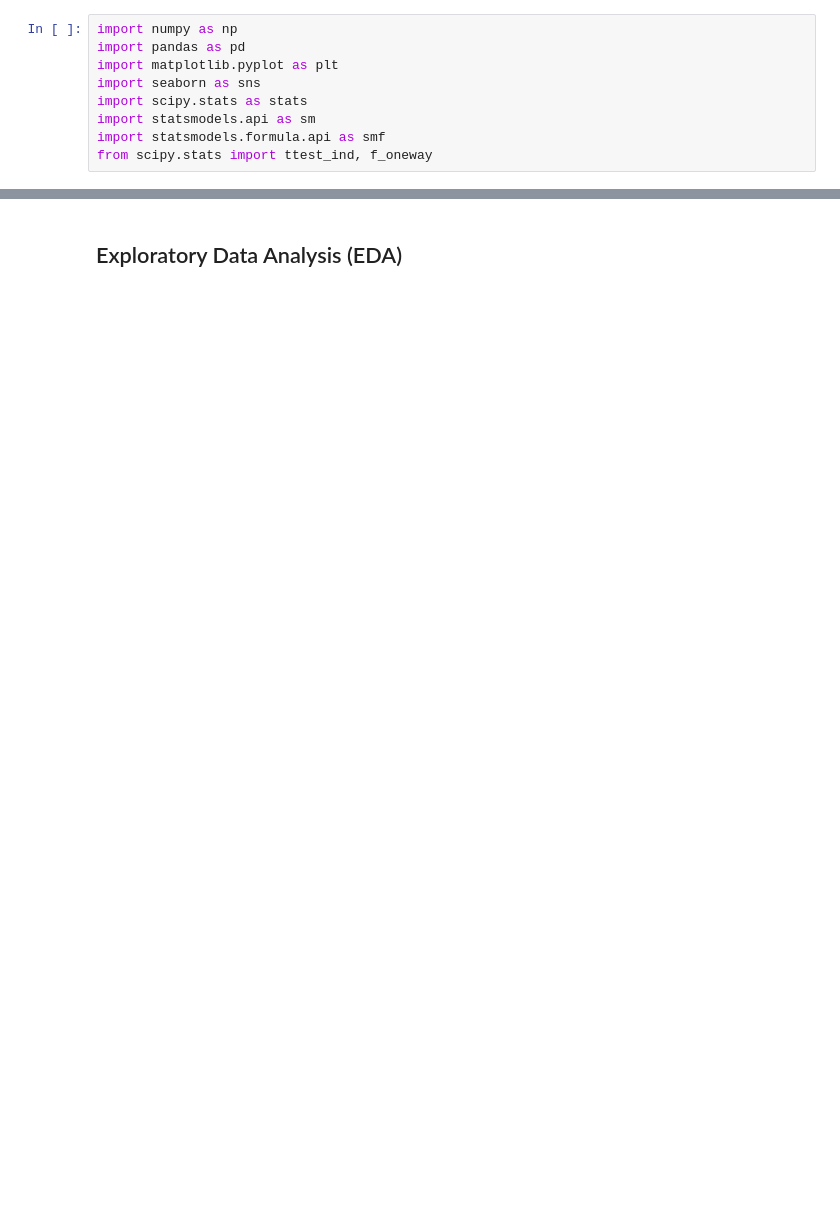
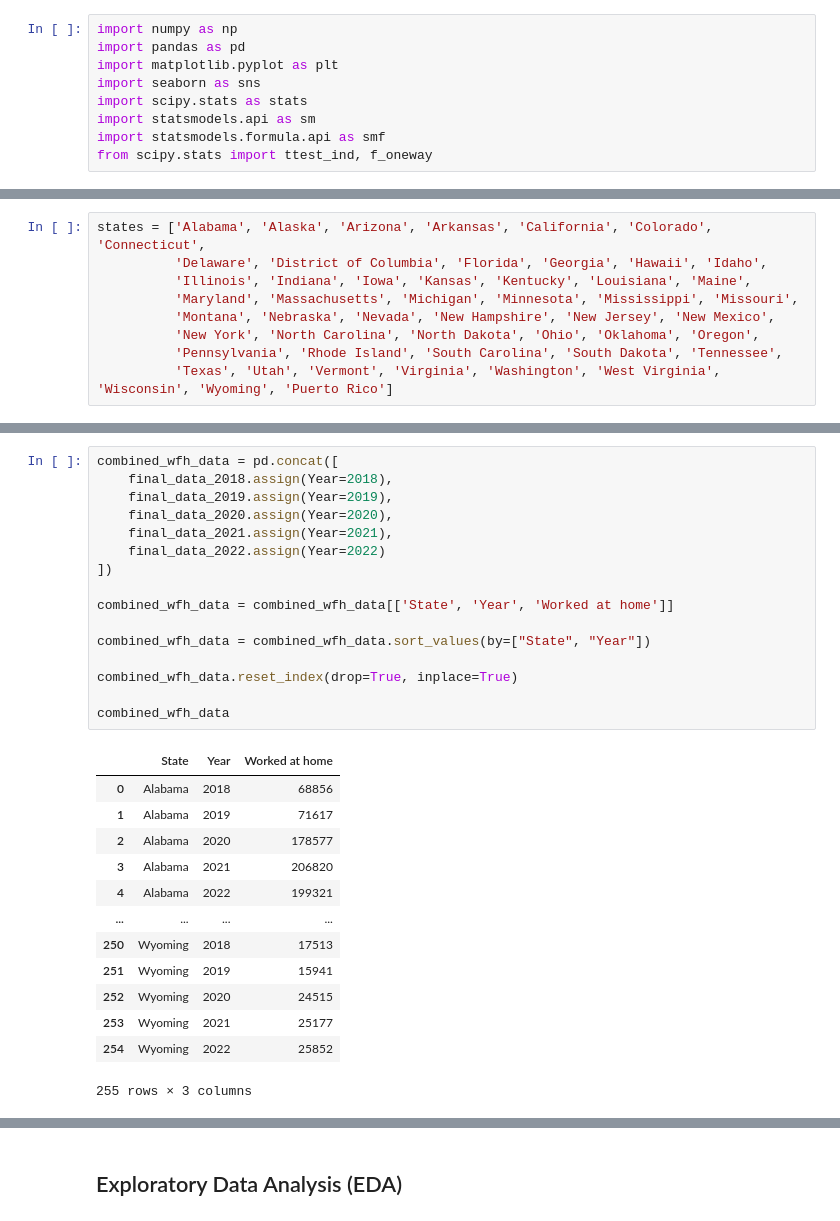
Before and after one commit to NathanYKo/Remote-CO2-Emissions189, a Jupyter notebook: final.ipynb, the cells around one changed output, grey strips where cells are left out. Saved outputs shown, nothing was run; the diff lists cells and outputs as text; blank space fills up the shorter version.

```diff
--- a/final.ipynb
+++ b/final.ipynb
@@ -9,0 +12,9 @@ from scipy.stats import ttest_ind, f_oneway
+# %%
+states = ['Alabama', 'Alaska', 'Arizona', 'Arkansas', 'California', 'Colorado', 'Connecticut',
+          'Delaware', 'District of Columbia', 'Florida', 'Georgia', 'Hawaii', 'Idaho',
+          'Illinois', 'Indiana', 'Iowa', 'Kansas', 'Kentucky', 'Louisiana', 'Maine',
+          'Maryland', 'Massachusetts', 'Michigan', 'Minnesota', 'Mississippi', 'Missouri',
+          'Montana', 'Nebraska', 'Nevada', 'New Hampshire', 'New Jersey', 'New Mexico',
+          'New York', 'North Carolina', 'North Dakota', 'Ohio', 'Oklahoma', 'Oregon',
+          'Pennsylvania', 'Rhode Island', 'South Carolina', 'South Dakota', 'Tennessee',
+          'Texas', 'Utah', 'Vermont', 'Virginia', 'Washington', 'West Virginia', 'Wisconsin', 'Wyoming', 'Puerto Rico']
@@ -9,0 +146,30 @@ from scipy.stats import ttest_ind, f_oneway
+# %%
+combined_wfh_data = pd.concat([
+    final_data_2018.assign(Year=2018),
+    final_data_2019.assign(Year=2019),
+    final_data_2020.assign(Year=2020),
+    final_data_2021.assign(Year=2021),
+    final_data_2022.assign(Year=2022)
+])
+
+combined_wfh_data = combined_wfh_data[['State', 'Year', 'Worked at home']]
+
+combined_wfh_data = combined_wfh_data.sort_values(by=["State", "Year"])
+
+combined_wfh_data.reset_index(drop=True, inplace=True)
+
+combined_wfh_data
+# %% [output]
+|  | State | Year | Worked at home |
+| 0 | Alabama | 2018 | 68856 |
+| 1 | Alabama | 2019 | 71617 |
+| 2 | Alabama | 2020 | 178577 |
+| 3 | Alabama | 2021 | 206820 |
+| 4 | Alabama | 2022 | 199321 |
+| ... | ... | ... | ... |
+| 250 | Wyoming | 2018 | 17513 |
+| 251 | Wyoming | 2019 | 15941 |
+| 252 | Wyoming | 2020 | 24515 |
+| 253 | Wyoming | 2021 | 25177 |
+| 254 | Wyoming | 2022 | 25852 |
+255 rows × 3 columns
```
Also changed, not shown: parts of 11 cells of this notebook, 6 other files.
